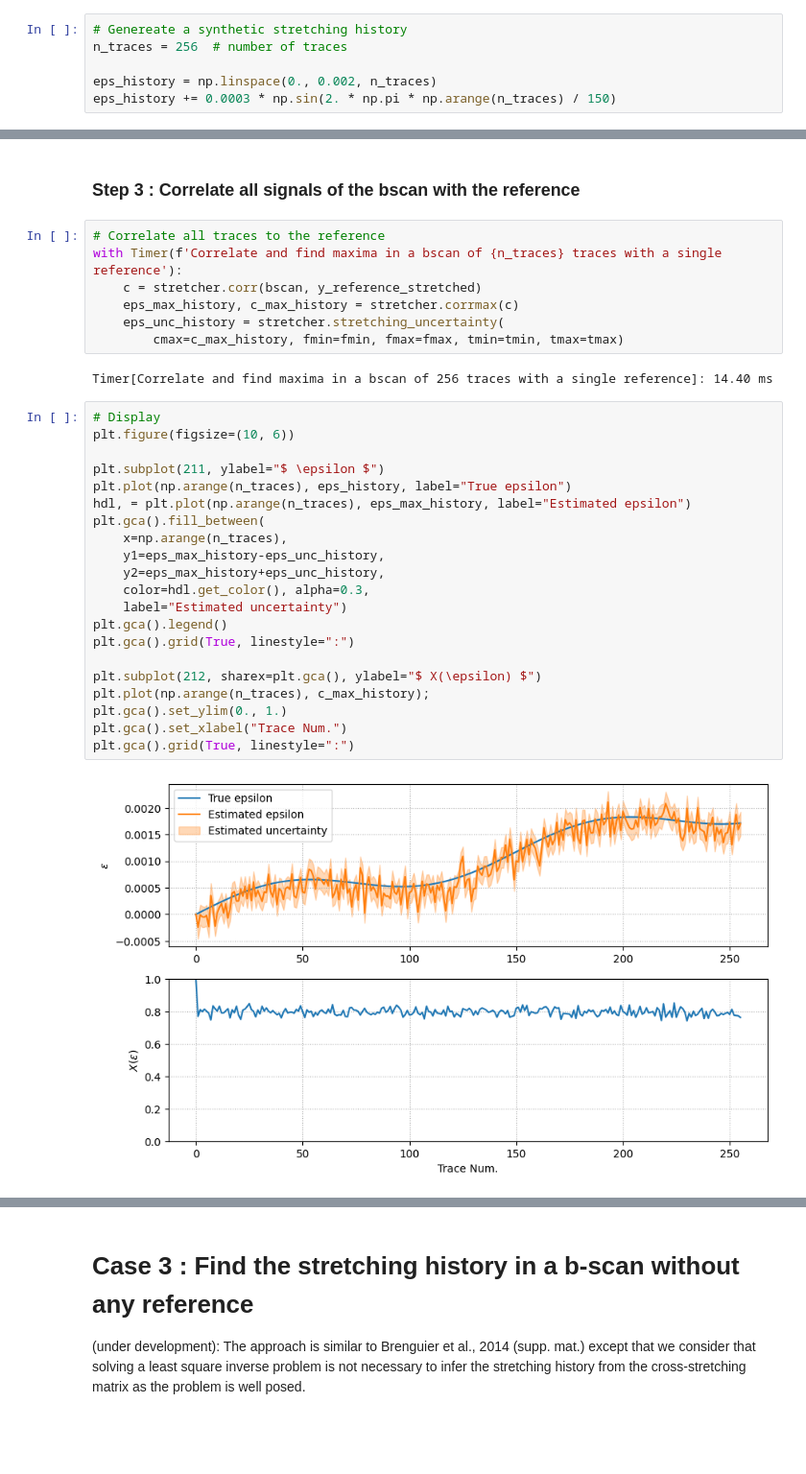
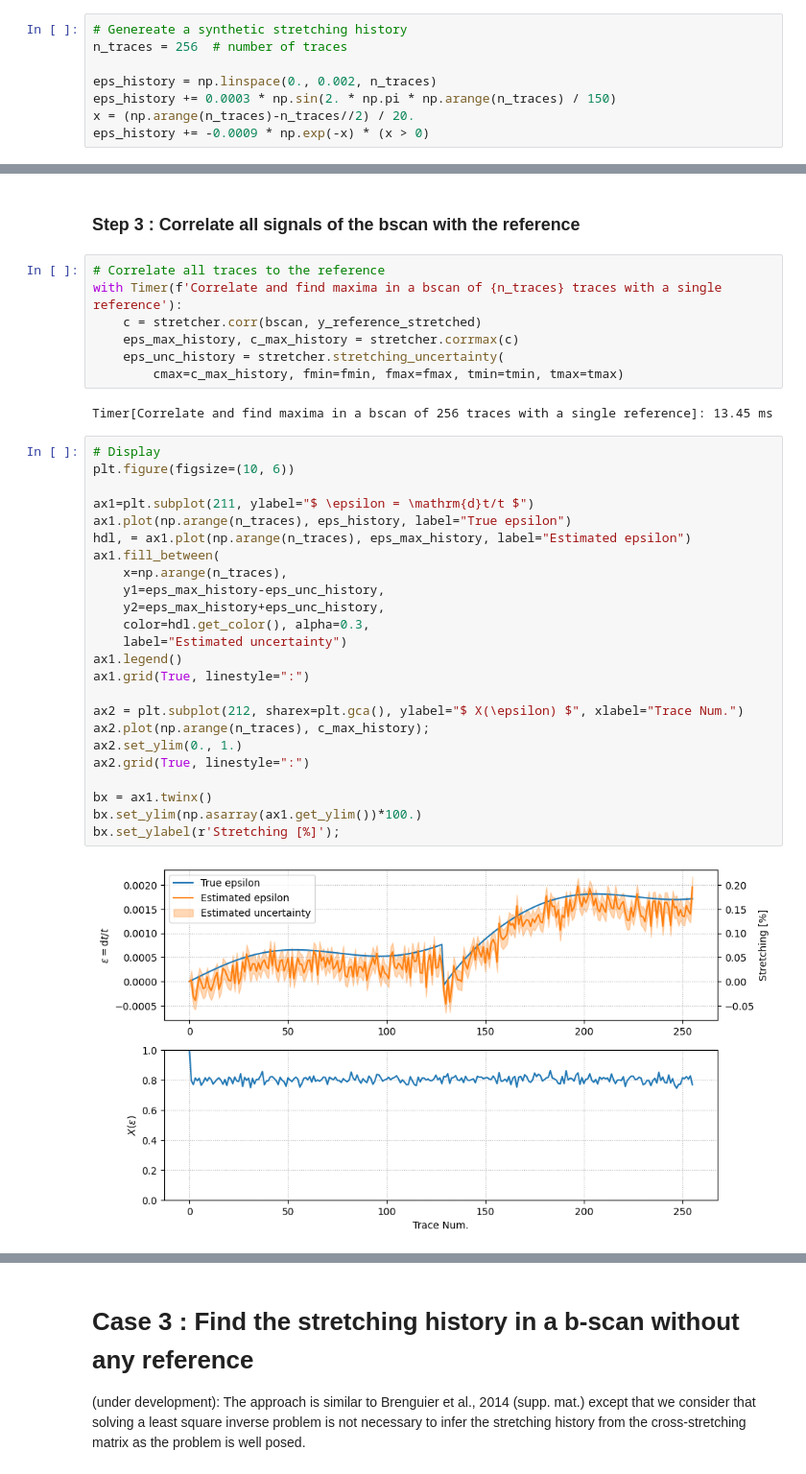
Before and after one commit to mlehujeur/coodddaaaa, a Jupyter notebook: examples/000_examples.ipynb, the cells around one changed output, grey strips where cells are left out. Shown at 96% size. Saved outputs shown, nothing was run; the diff lists cells and outputs as text; blank space fills up the shorter version.

```diff
--- a/examples/000_examples.ipynb
+++ b/examples/000_examples.ipynb
@@ -224,5 +235,7 @@ n_traces = 256  # number of traces
 
 eps_history = np.linspace(0., 0.002, n_traces)
 eps_history += 0.0003 * np.sin(2. * np.pi * np.arange(n_traces) / 150)
+x = (np.arange(n_traces)-n_traces//2) / 20.
+eps_history += -0.0009 * np.exp(-x) * (x > 0)
 # %%
 plt.figure(figsize=(10, 3))
@@ -314,30 +333,33 @@ with Timer(f'Correlate and find maxima in a bscan of {n_traces} traces with a si
     eps_unc_history = stretcher.stretching_uncertainty(
         cmax=c_max_history, fmin=fmin, fmax=fmax, tmin=tmin, tmax=tmax)
 # %% [output]
-Timer[Correlate and find maxima in a bscan of 256 traces with a single reference]: 14.40 ms
+Timer[Correlate and find maxima in a bscan of 256 traces with a single reference]: 13.45 ms
 # %%
 # Display
 plt.figure(figsize=(10, 6))
 
-plt.subplot(211, ylabel="$ \epsilon $")
-plt.plot(np.arange(n_traces), eps_history, label="True epsilon")
-hdl, = plt.plot(np.arange(n_traces), eps_max_history, label="Estimated epsilon")
-plt.gca().fill_between(
+ax1=plt.subplot(211, ylabel="$ \epsilon = \mathrm{d}t/t $")
+ax1.plot(np.arange(n_traces), eps_history, label="True epsilon")
+hdl, = ax1.plot(np.arange(n_traces), eps_max_history, label="Estimated epsilon")
+ax1.fill_between(
     x=np.arange(n_traces),
     y1=eps_max_history-eps_unc_history,
     y2=eps_max_history+eps_unc_history,
     color=hdl.get_color(), alpha=0.3,
     label="Estimated uncertainty")
-plt.gca().legend()
-plt.gca().grid(True, linestyle=":")
+ax1.legend()
+ax1.grid(True, linestyle=":")
 
-plt.subplot(212, sharex=plt.gca(), ylabel="$ X(\epsilon) $")
-plt.plot(np.arange(n_traces), c_max_history);
-plt.gca().set_ylim(0., 1.)
-plt.gca().set_xlabel("Trace Num.")
-plt.gca().grid(True, linestyle=":")
+ax2 = plt.subplot(212, sharex=plt.gca(), ylabel="$ X(\epsilon) $", xlabel="Trace Num.")
+ax2.plot(np.arange(n_traces), c_max_history);
+ax2.set_ylim(0., 1.)
+ax2.grid(True, linestyle=":")
+
+bx = ax1.twinx()
+bx.set_ylim(np.asarray(ax1.get_ylim())*100.)
+bx.set_ylabel(r'Stretching [%]');
 # %% [output]
-[figure, old version]
+[figure, new version]
 # %%
 # Display the full correlation function to track possible cycle skip effects when the stretching is
 # very strong relative to the time period in the late coda part
```
Also changed, not shown: parts of 17 cells of this notebook.
